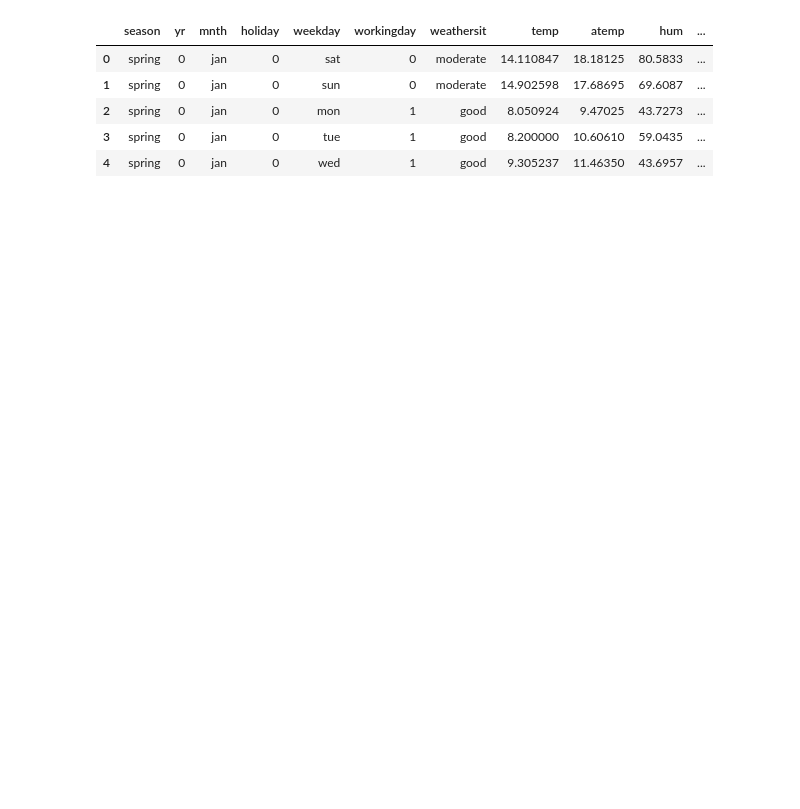
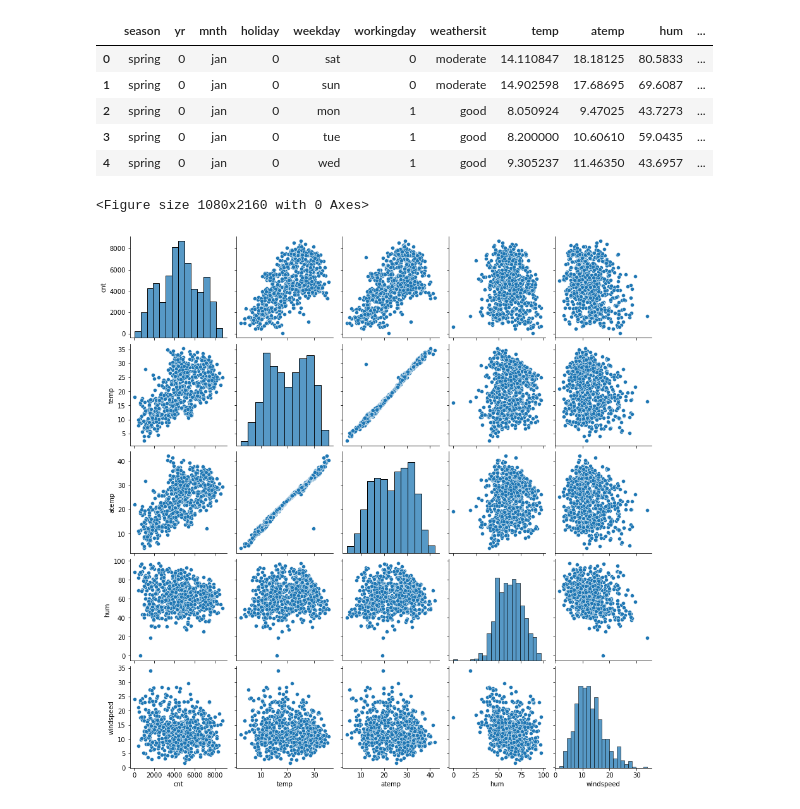
Before and after one commit to Lovababu-pindi/Linear_Regression_bike_sharing_assignment, a Jupyter notebook: Linear_Regression_bike_sharing_assignment.ipynb, the cells around one changed output. Cells and saved outputs as stored; diff of their text form; code cells hidden in the pictures; blank space fills up the shorter version.

```diff
--- a/Linear_Regression_bike_sharing_assignment.ipynb
+++ b/Linear_Regression_bike_sharing_assignment.ipynb
@@ -184,0 +36,2 @@ for col in cols:
+# %%
+bike_sharing_data = pd.read_csv('day.csv')
@@ -184,0 +96,14 @@ for col in cols:
+# %%
+#Before dropping date, let us introduce a days_old variable which indicates how old is the business
+bike_sharing_data['days_old'] = (pd.to_datetime(bike_sharing_data['dteday'],format= '%d-%m-%Y') - pd.to_datetime('01-01-2018',format= '%d-%m-%Y')).dt.days
+# %%
+# Droping instant column as it is index column which has nothing to do with target
+bike_sharing_data.drop(['instant'], axis = 1, inplace = True)
+
+# Dropping dteday as we have already have month and weekday columns to work with
+bike_sharing_data.drop(['dteday'], axis = 1, inplace = True)
+
+# Dropping casual and registered columnsa as as we have cnt column which is sum of the both that is the target column
+
+bike_sharing_data.drop(['casual'], axis = 1, inplace = True)
+bike_sharing_data.drop(['registered'], axis = 1, inplace = True)
@@ -192,13 +178,16 @@ SyntaxError: invalid syntax (3229016591.py, line 1)
 # %%
-bikeSharing_df.season.replace({1:"spring", 2:"summer", 3:"fall", 4:"winter"},inplace = True)
 
-bikeSharing_df.weathersit.replace({1:'good',2:'moderate',3:'bad',4:'severe'},inplace = True)
+#Convert season and weathersit to categorical types
 
-bikeSharing_df.mnth = bikeSharing_df.mnth.replace({1: 'jan',2: 'feb',3: 'mar',4: 'apr',5: 'may',6: 'jun',
+bike_sharing_data.season.replace({1:"spring", 2:"summer", 3:"fall", 4:"winter"},inplace = True)
+
+bike_sharing_data.weathersit.replace({1:'good',2:'moderate',3:'bad',4:'severe'},inplace = True)
+
+bike_sharing_data.mnth = bike_sharing_data.mnth.replace({1: 'jan',2: 'feb',3: 'mar',4: 'apr',5: 'may',6: 'jun',
                   7: 'jul',8: 'aug',9: 'sept',10: 'oct',11: 'nov',12: 'dec'})
 
-bikeSharing_df.weekday = bikeSharing_df.weekday.replace({0: 'sun',1: 'mon',2: 'tue',3: 'wed',4: 'thu',5: 'fri',6: 'sat'})
-bikeSharing_df.head()
+bike_sharing_data.weekday = bike_sharing_data.weekday.replace({0: 'sun',1: 'mon',2: 'tue',3: 'wed',4: 'thu',5: 'fri',6: 'sat'})
+bike_sharing_data.head()
 # %% [output]
 |  | season | yr | mnth | holiday | weekday | workingday | weathersit | temp | atemp | hum | ... |
 | 0 | spring | 0 | jan | 0 | sat | 0 | moderate | 14.110847 | 18.18125 | 80.5833 | ... |
@@ -206,3 +195,11 @@ bikeSharing_df.head()
 | 2 | spring | 0 | jan | 0 | mon | 1 | good | 8.050924 | 9.47025 | 43.7273 | ... |
 | 3 | spring | 0 | jan | 0 | tue | 1 | good | 8.200000 | 10.60610 | 59.0435 | ... |
 | 4 | spring | 0 | jan | 0 | wed | 1 | good | 9.305237 | 11.46350 | 43.6957 | ... |
+# %%
+# check variables relationship using pair plots
+plt.figure(figsize = (15,30))
+sns.pairplot(data=bike_sharing_data,vars=['cnt', 'temp', 'atemp', 'hum','windspeed'])
+plt.show()
+# %% [output]
+<Figure size 1080x2160 with 0 Axes>
+[figure, added]
```
Also changed, not shown: parts of 107 cells of this notebook, 3 other files.
